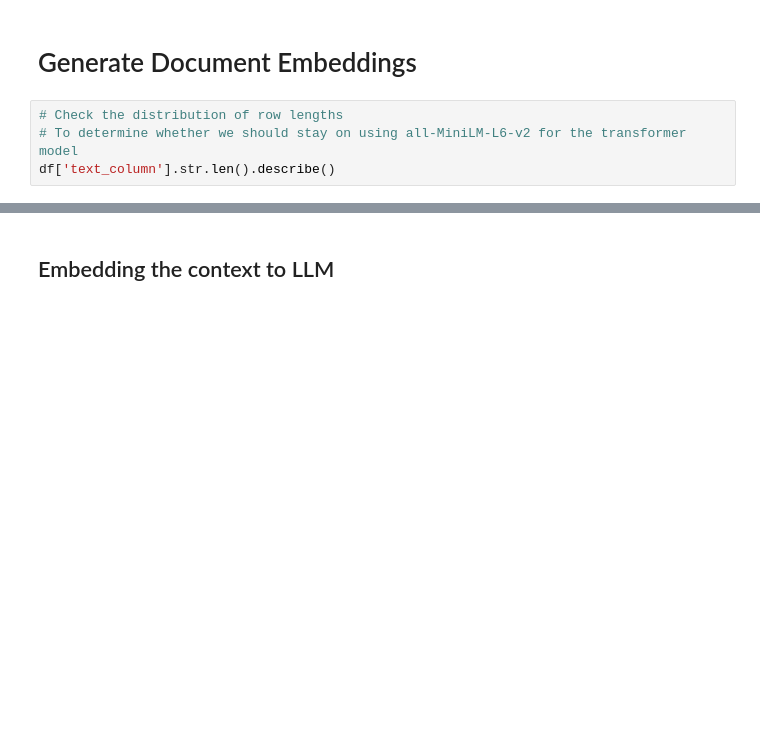
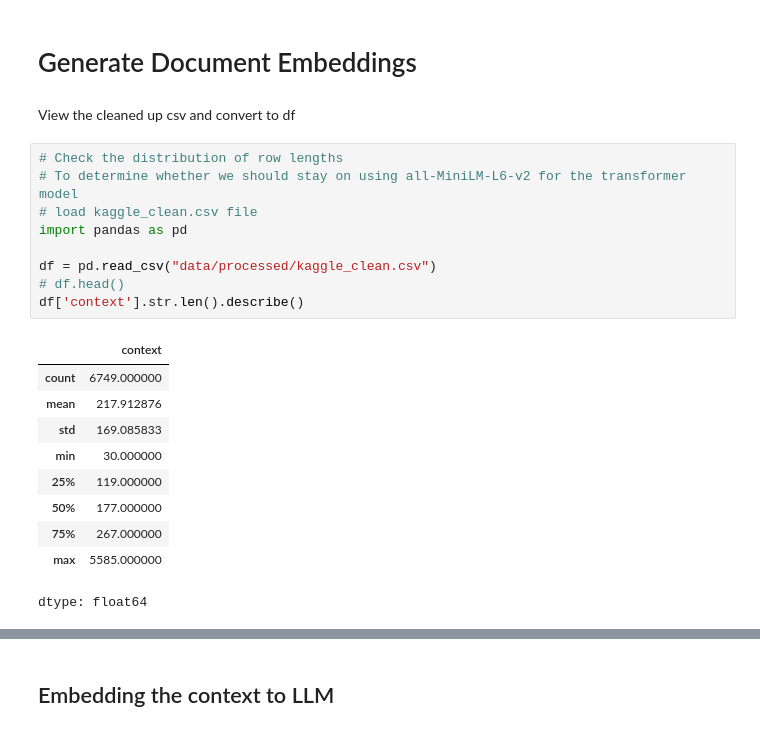
Before and after one commit to yeugeneu/IAT360-NLP-3-RAG-Chatbot, a Jupyter notebook: financial_claim_check.ipynb, the cells around one changed output, grey strips where cells are left out. Cells and saved outputs as stored; diff of their text form; blank space fills up the shorter version.

```diff
--- a/financial_claim_check.ipynb
+++ b/financial_claim_check.ipynb
@@ -160,7 +269,25 @@ Assistant: Certainly! The GeForce 256 introduced several key advancements that s
 1. **RDRAM Memory**: The GeForce 256 was one of the first GPUs to use RDRAM (Rambus Dynamic Random Access Memory) for its memory subsystem. This type of
 # %% [markdown]
 # Generate Document Embeddings
+# %% [markdown]
+View the cleaned up csv and convert to df
 # %%
 # Check the distribution of row lengths
 # To determine whether we should stay on using all-MiniLM-L6-v2 for the transformer model
-df['text_column'].str.len().describe()
+# load kaggle_clean.csv file
+import pandas as pd
+
+df = pd.read_csv("data/processed/kaggle_clean.csv")
+# df.head()
+df['context'].str.len().describe()
+# %% [output]
+|  | context |
+| count | 6749.000000 |
+| mean | 217.912876 |
+| std | 169.085833 |
+| min | 30.000000 |
+| 25% | 119.000000 |
+| 50% | 177.000000 |
+| 75% | 267.000000 |
+| max | 5585.000000 |
+dtype: float64
```
Also changed, not shown: parts of 8 cells of this notebook.
